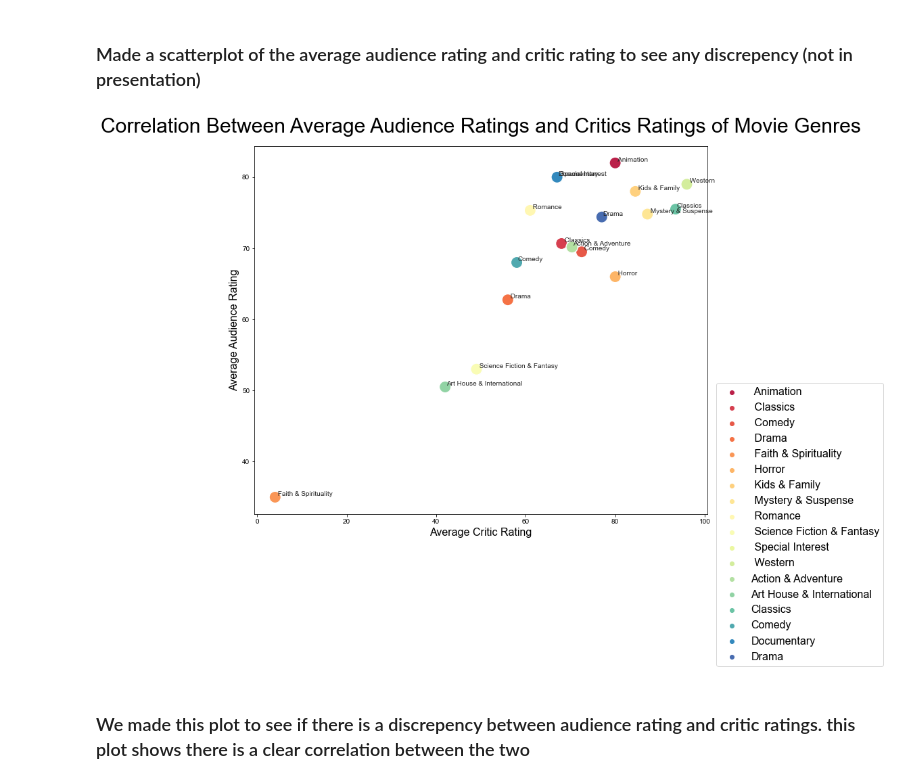
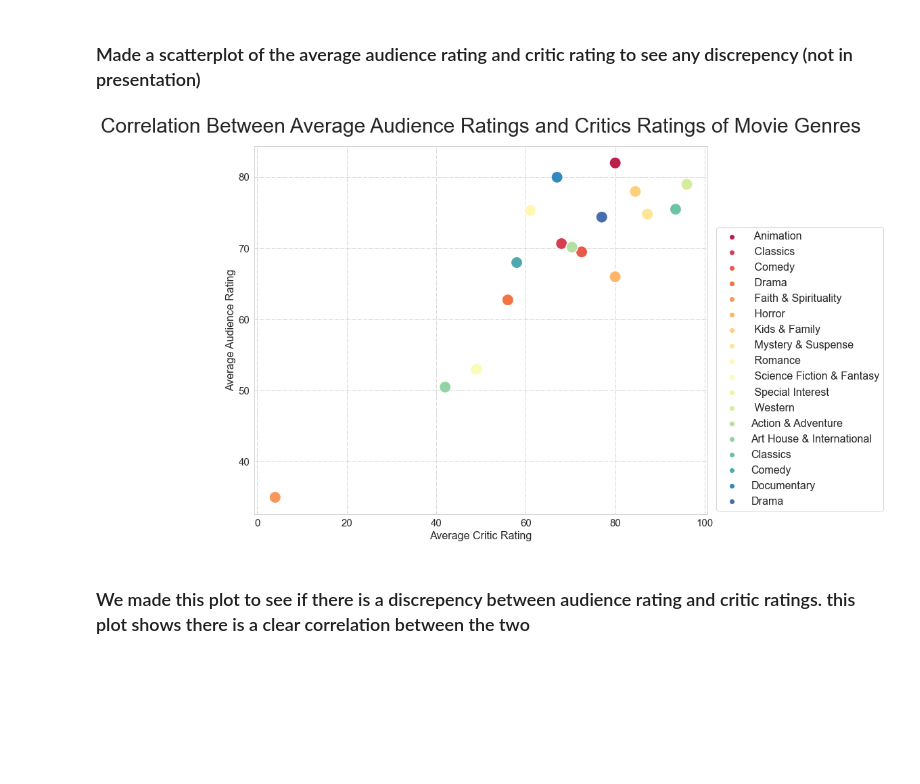
Before and after one commit to LaibahAshfaq/Microsoft-Movie-Analysis-Project, a Jupyter notebook: Final_Notebook.ipynb, the cells around one changed output. Cells and saved outputs as stored; diff of their text form; code cells hidden in the pictures; blank space fills up the shorter version.

Commit message:
changing graph

```diff
--- a/Final_Notebook.ipynb
+++ b/Final_Notebook.ipynb
@@ -416,28 +416,28 @@ rt_explode = rt_explode.head(50)
 # %%
 fix, ax = plt.subplots(1,1, figsize=(12,10))
 chart = sns.scatterplot(rt_explode.groupby('genre_names')['tomatometer_rating'].mean().values,
                 rt_explode.groupby('genre_names')['audience_rating'].mean().values,
                 hue = rt_explode.groupby('genre_names')['audience_rating'].mean().index,
                 s=300,
                 palette = "Spectral")
 chart.set_title('Correlation Between Average Audience Ratings and Critics Ratings of Movie Genres', fontsize= 30, pad=20)
 
 #Create axis labels
 plt.xlabel('Average Critic Rating', fontsize=16);
 plt.ylabel('Average Audience Rating', fontsize=16);
 
 #move the legend to the lower right side
-plt.legend(bbox_to_anchor=(1.02, 0.357), loc='upper left', borderaxespad=0, fontsize = 16)
+plt.legend(bbox_to_anchor=(1.02, 0.78), loc='upper left', borderaxespad=0, fontsize = 16)
 sns.set_style("whitegrid", {'grid.linestyle': '-.'})
-for i in range(rt_explode.groupby('genre_names')['tomatometer_rating'].mean().size):
-    plt.text(x=rt_explode.groupby('genre_names')['tomatometer_rating'].mean()[i]+0.2,
-            y=rt_explode.groupby('genre_names')['audience_rating'].mean()[i]+0.2,
-             s=rt_explode.groupby('genre_names')['tomatometer_rating'].mean().index[i])
+#for i in range(rt_explode.groupby('genre_names')['tomatometer_rating'].mean().size):
+    #plt.text(x=rt_explode.groupby('genre_names')['tomatometer_rating'].mean()[i]+0.2,
+            #y=rt_explode.groupby('genre_names')['audience_rating'].mean()[i]+0.2,
+             #s=rt_explode.groupby('genre_names')['tomatometer_rating'].mean().index[i])
 
 #save figure as jpg
 plt.savefig("output.jpg", bbox_inches='tight')
 # %% [output]
-[figure, old version]
+[figure, new version]
 # %% [markdown]
 ### We made this plot to see if there is a discrepency between audience rating and critic ratings. this plot shows there is a clear correlation between the two
 # %% [markdown]
```
Also changed, not shown: 1 other file.
